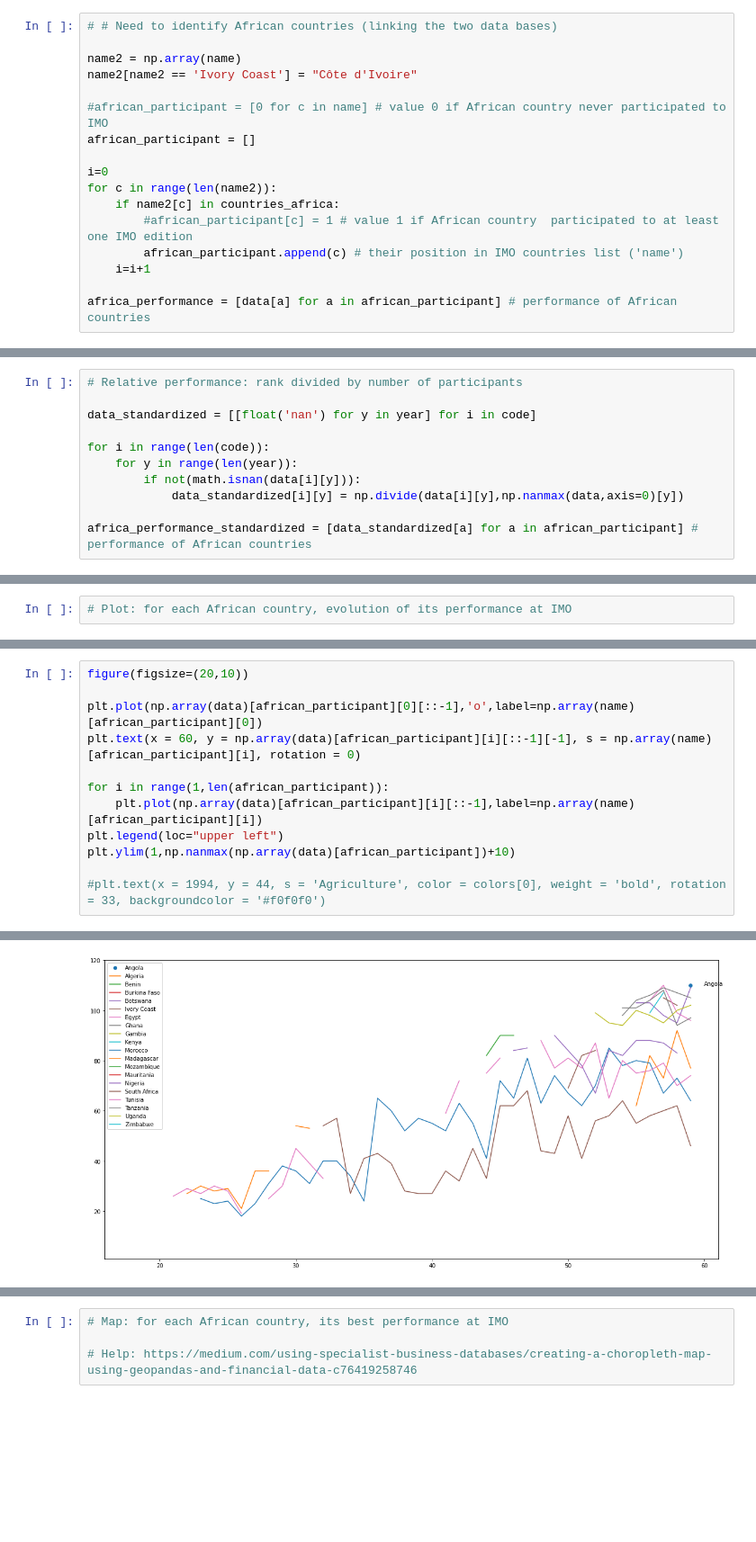
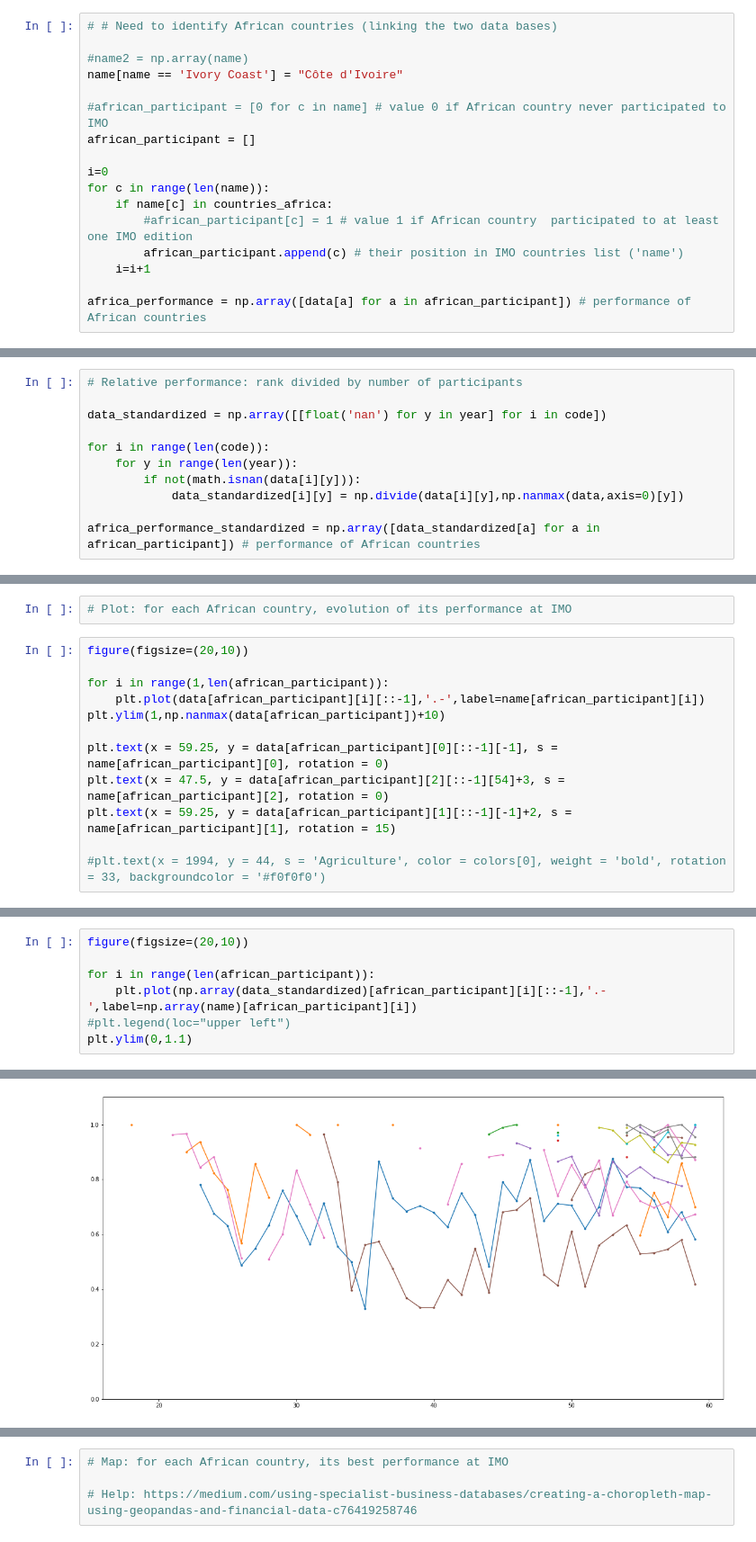
Before and after one commit to Djimdou/Side-Projects, a Jupyter notebook: IMO-Web-Scraping.ipynb, the cells around one changed output, grey strips where cells are left out. Shown at 90% size. Saved outputs shown, nothing was run; the diff lists cells and outputs as text; blank space fills up the shorter version.

Commit message:
Add files via upload
How do African countries perform at the IMO?

```diff
--- a/IMO-Web-Scraping.ipynb
+++ b/IMO-Web-Scraping.ipynb
@@ -47,20 +51,20 @@ countries_africa[countries_africa == "Cote d'Ivoire"] = "Côte d'Ivoire"
 # %%
 # # Need to identify African countries (linking the two data bases)
 
-name2 = np.array(name)
-name2[name2 == 'Ivory Coast'] = "Côte d'Ivoire"
+#name2 = np.array(name)
+name[name == 'Ivory Coast'] = "Côte d'Ivoire"
 
 #african_participant = [0 for c in name] # value 0 if African country never participated to IMO
 african_participant = []
 
 i=0
-for c in range(len(name2)):
-    if name2[c] in countries_africa:
+for c in range(len(name)):
+    if name[c] in countries_africa:
         #african_participant[c] = 1 # value 1 if African country  participated to at least one IMO edition
         african_participant.append(c) # their position in IMO countries list ('name')
     i=i+1
 
-africa_performance = [data[a] for a in african_participant] # performance of African countries
+africa_performance = np.array([data[a] for a in african_participant]) # performance of African countries
 # %%
 # # Some statistics
 
@@ -78,14 +79,14 @@ sum(sum(africa_performance[a]==np.nanmax(africa_performance) for a in range(len(
 # %%
 # Relative performance: rank divided by number of participants
 
-data_standardized = [[float('nan') for y in year] for i in code]
+data_standardized = np.array([[float('nan') for y in year] for i in code])
 
 for i in range(len(code)):
     for y in range(len(year)):
         if not(math.isnan(data[i][y])):
             data_standardized[i][y] = np.divide(data[i][y],np.nanmax(data,axis=0)[y])
 
-africa_performance_standardized = [data_standardized[a] for a in african_participant] # performance of African countries
+africa_performance_standardized = np.array([data_standardized[a] for a in african_participant]) # performance of African countries
 # %%
 np.nanmin(africa_performance_standardized,axis=1); # best relative performance for each African country
 
@@ -100,2 +95,14 @@ year[np.nanargmin(data[african_participant[np.argmin(np.nanmin(africa_performanc
 # %%
 # Plot: for each African country, evolution of its performance at IMO
+# %%
+figure(figsize=(20,10))
+
+for i in range(1,len(african_participant)):
+    plt.plot(data[african_participant][i][::-1],'.-',label=name[african_participant][i])
+plt.ylim(1,np.nanmax(data[african_participant])+10)
+
+plt.text(x = 59.25, y = data[african_participant][0][::-1][-1], s = name[african_participant][0], rotation = 0)
+plt.text(x = 47.5, y = data[african_participant][2][::-1][54]+3, s = name[african_participant][2], rotation = 0)
+plt.text(x = 59.25, y = data[african_participant][1][::-1][-1]+2, s = name[african_participant][1], rotation = 15)
+
+#plt.text(x = 1994, y = 44, s = 'Agriculture', color = colors[0], weight = 'bold', rotation = 33, backgroundcolor = '#f0f0f0')
@@ -102,13 +112,8 @@ year[np.nanargmin(data[african_participant[np.argmin(np.nanmin(africa_performanc
 # %%
 figure(figsize=(20,10))
 
-plt.plot(np.array(data)[african_participant][0][::-1],'o',label=np.array(name)[african_participant][0])
-plt.text(x = 60, y = np.array(data)[african_participant][i][::-1][-1], s = np.array(name)[african_participant][i], rotation = 0)
-
-for i in range(1,len(african_participant)):
-    plt.plot(np.array(data)[african_participant][i][::-1],label=np.array(name)[african_participant][i])
-plt.legend(loc="upper left")
-plt.ylim(1,np.nanmax(np.array(data)[african_participant])+10)
-
-#plt.text(x = 1994, y = 44, s = 'Agriculture', color = colors[0], weight = 'bold', rotation = 33, backgroundcolor = '#f0f0f0')
+for i in range(len(african_participant)):
+    plt.plot(np.array(data_standardized)[african_participant][i][::-1],'.-',label=np.array(name)[african_participant][i])
+#plt.legend(loc="upper left")
+plt.ylim(0,1.1)
 # %% [output]
@@ -116 +121 @@ plt.ylim(1,np.nanmax(np.array(data)[african_participant])+10)
-[figure, old version]
+[figure, new version]
```
Also changed, not shown: parts of 10 cells of this notebook.
